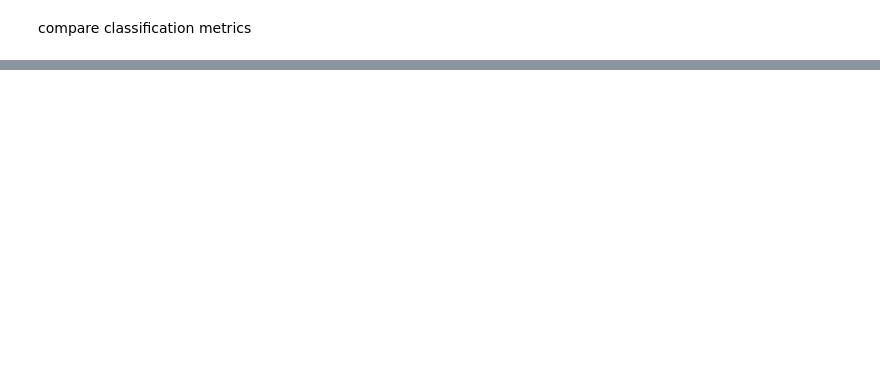
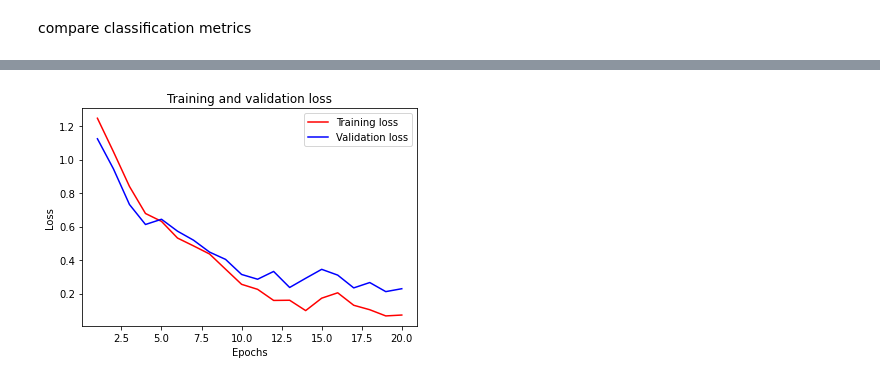
Before and after one commit to StevenW1999/MinorAI, a Jupyter notebook: cnn.ipynb, the cells around one changed output, grey strips where cells are left out. Cells and saved outputs as stored; diff of their text form; code cells hidden in the pictures; blank space fills up the shorter version.

```diff
--- a/cnn.ipynb
+++ b/cnn.ipynb
@@ -318,0 +365,6 @@ ax2 = sns.heatmap(cm2, annot=True, fmt='d')
+# %%
+%%time
+model_3.compile(optimizer='adam', loss='categorical_crossentropy',
+              metrics=['accuracy'])
+
+hist_model_3 = model_3.fit(X_train, y_train,batch_size, epochs=20, verbose=1,validation_data =val_data)
@@ -318,0 +389,18 @@ ax2 = sns.heatmap(cm2, annot=True, fmt='d')
+# %%
+score2 = model_3.evaluate(X_test, y_test, verbose=1)
+history_dict2=hist_model_3.history
+history_dict2.keys()
+
+train_loss_values2 = history_dict2['loss']
+val_loss_values2 = history_dict2['val_loss']
+
+epochs2 = range(1, len(history_dict2['accuracy']) + 1)
+
+plt.plot(epochs2, train_loss_values2, 'r', label='Training loss')
+plt.plot(epochs2, val_loss_values2, 'b', label='Validation loss')
+plt.title('Training and validation loss')
+plt.xlabel('Epochs')
+plt.ylabel('Loss')
+plt.legend()
+plt.show()
+# %% [output]
@@ -318,0 +408 @@ ax2 = sns.heatmap(cm2, annot=True, fmt='d')
+[figure, added]
```
Also changed, not shown: parts of 24 cells of this notebook, 8 other files.
